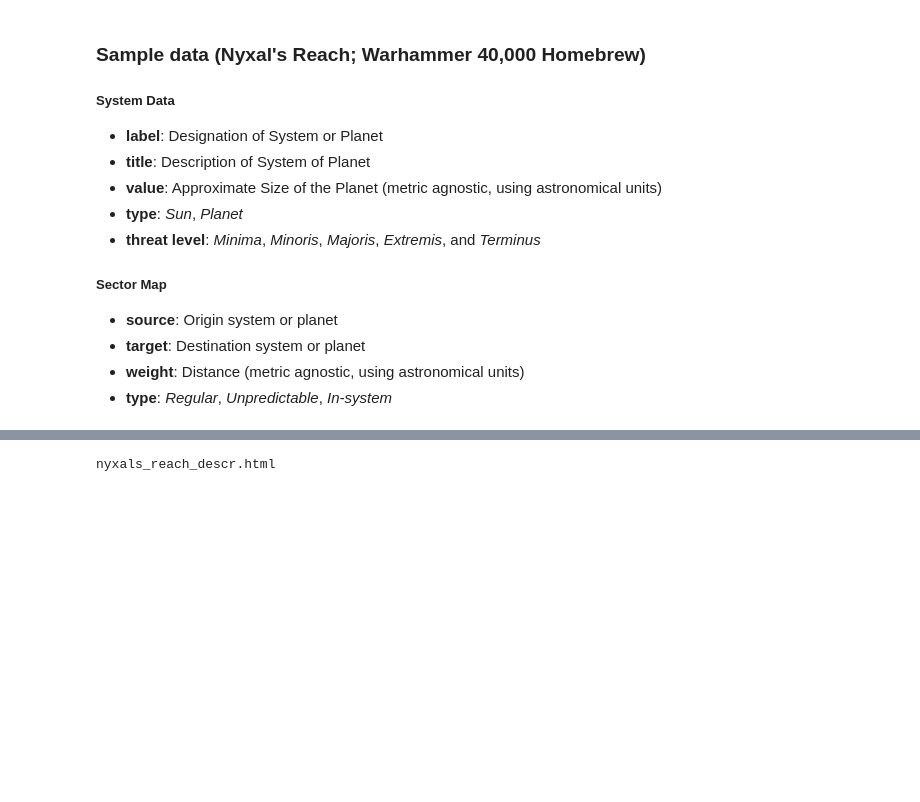
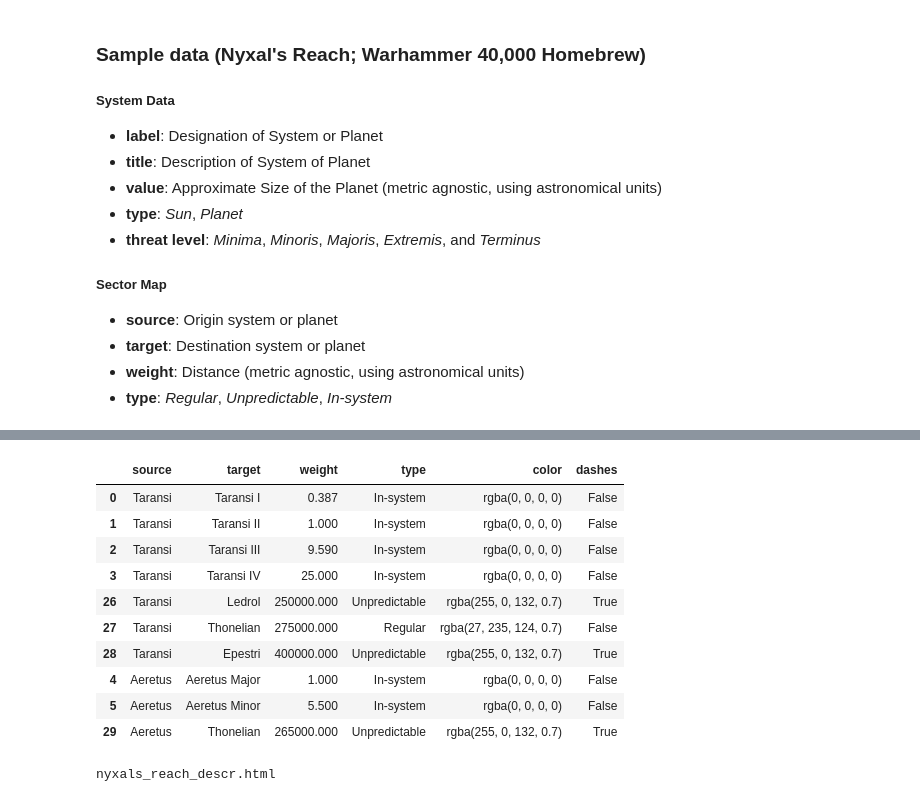
Before and after one commit to thomasbryansmith/DynamicSector, a Jupyter notebook: function_building_and_testing.ipynb, the cells around one changed output, grey strips where cells are left out. Drawn from its saved outputs; the diff is of its cells as text; code cells hidden in the pictures; blank space fills up the shorter version.

```diff
--- a/function_building_and_testing.ipynb
+++ b/function_building_and_testing.ipynb
@@ -247,3 +260,18 @@ system_data['description'] = wrapped
+# %%
+pd.concat([sector_map[sector_map['source']=='Taransi'],
+          sector_map[sector_map['source']=='Aeretus']])
+# %% [output]
+|  | source | target | weight | type | color | dashes |
+| 0 | Taransi | Taransi I | 0.387 | In-system | rgba(0, 0, 0, 0) | False |
+| 1 | Taransi | Taransi II | 1.000 | In-system | rgba(0, 0, 0, 0) | False |
+| 2 | Taransi | Taransi III | 9.590 | In-system | rgba(0, 0, 0, 0) | False |
+| 3 | Taransi | Taransi IV | 25.000 | In-system | rgba(0, 0, 0, 0) | False |
+| 26 | Taransi | Ledrol | 250000.000 | Unpredictable | rgba(255, 0, 132, 0.7) | True |
+| 27 | Taransi | Thonelian | 275000.000 | Regular | rgba(27, 235, 124, 0.7) | False |
+| 28 | Taransi | Epestri | 400000.000 | Unpredictable | rgba(255, 0, 132, 0.7) | True |
+| 4 | Aeretus | Aeretus Major | 1.000 | In-system | rgba(0, 0, 0, 0) | False |
+| 5 | Aeretus | Aeretus Minor | 5.500 | In-system | rgba(0, 0, 0, 0) | False |
+| 29 | Aeretus | Thonelian | 265000.000 | Unpredictable | rgba(255, 0, 132, 0.7) | True |
 # %%
 system_data.to_pickle('system_data.pkl')
 sector_map.to_pickle('sector_map.pkl')
```
Also changed, not shown: parts of 1 cell of this notebook.
